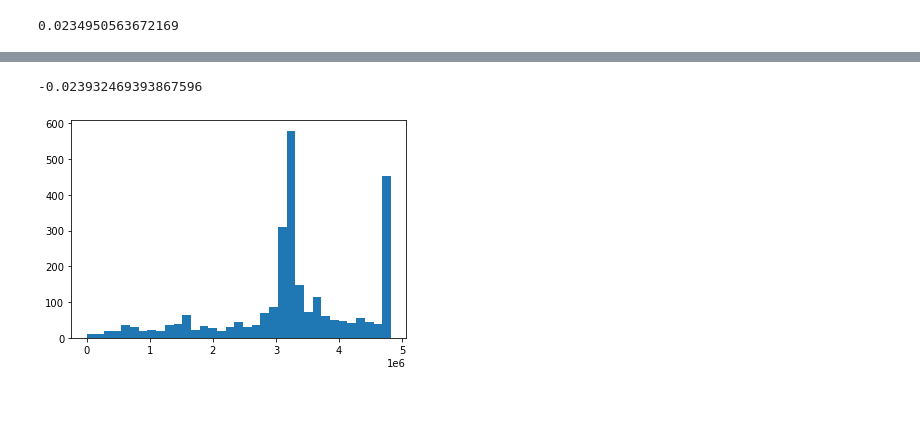
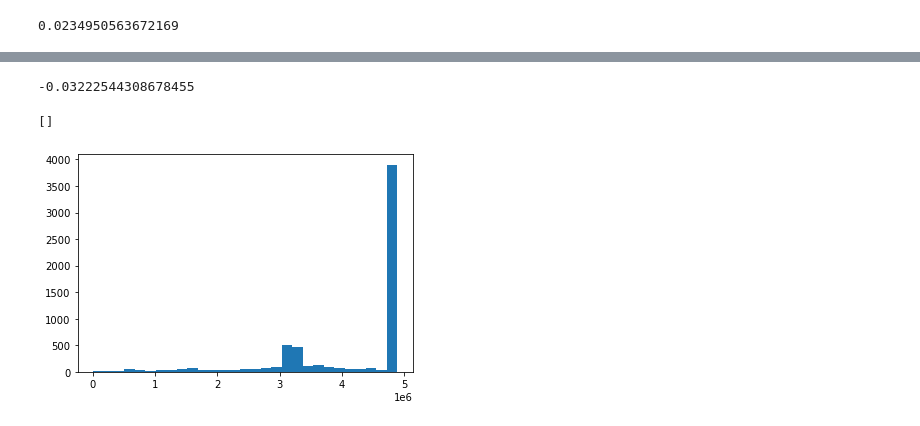
Before and after one commit to Isyohan/ProjetM2WeakSignals, a Jupyter notebook: BLM_Notebook.ipynb, the cells around one changed output, grey strips where cells are left out. Cells and saved outputs as stored; diff of their text form; code cells hidden in the pictures.

```diff
--- a/BLM_Notebook.ipynb
+++ b/BLM_Notebook.ipynb
@@ -92,5 +91,0 @@ plt.show()
-# %%
-x = range(len(clean_data['timestamps']))
-dx = 1
-y = clean_data['timestamps']
-dydx = np.gradient(y, dx)
@@ -108,0 +92,5 @@ plt.show()
+# %%
+def smooth(y, box_pts):
+    box = np.ones(box_pts)/box_pts
+    y_smooth = np.convolve(y, box, mode='same')
+    return y_smooth
@@ -108,0 +105,9 @@ plt.show()
+# %%
+nb_bins=1000
+coef_smooth=100
+hist,e=np.histogram(clean_data['timestamps'],nb_bins)
+smooth_hist=smooth(hist,coef_smooth)
+x_hist=range(1000)
+dhist=np.gradient(smooth_hist,x_hist)
+plt.plot(x_hist,dhist)
+the_time=e[dhist.argmax()]
@@ -109,10 +116,11 @@ plt.show()
 # %%
-before=clean_data[clean_data['timestamps']<.482e7]
+before=clean_data[clean_data['timestamps']<the_time]
 before['sentiment_polarity'].mean()
 # %% [output]
--0.023932469393867596
+-0.03222544308678455
 # %%
 plt.hist(before['timestamps'],bins='auto')
-plt.show()
+plt.plot()
 # %% [output]
+[]
-[figure, old version]
+[figure, new version]
```
Also changed, not shown: parts of 4 cells of this notebook, 1 other file.
